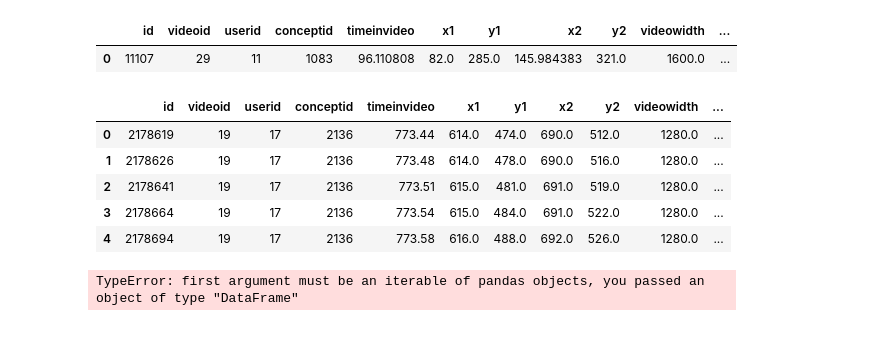
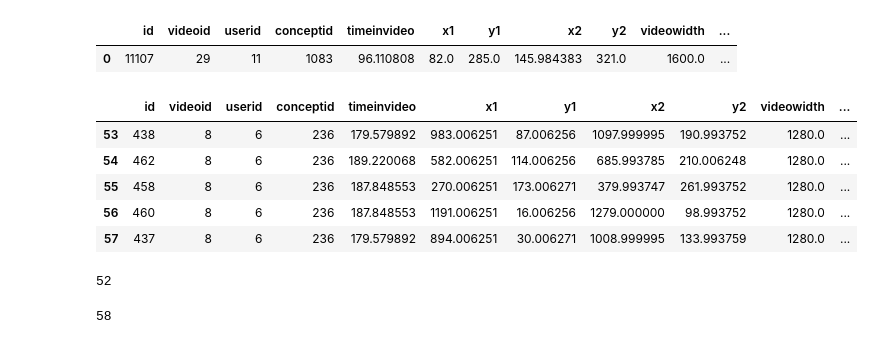
Before and after one commit to video-annotation-project/video-annotation-tool, a Jupyter notebook: ml/videof1tests.ipynb, the cells around one changed output. Saved outputs shown, nothing was run; the diff lists cells and outputs as text; code cells hidden in the pictures.

```diff
--- a/ml/videof1tests.ipynb
+++ b/ml/videof1tests.ipynb
@@ -5,0 +9,2 @@ annotations = queryDB('select * from annotations limit 100')
+# %%
+annotations = queryDB('select * from annotations where videoid=8 and userid!=17 and timeinvideo>160 and timeinvideo<190')
@@ -118,15 +140,11 @@ queryDB('select * from annotations where userid != 17 limit 1')
 |  | id | videoid | userid | conceptid | timeinvideo | x1 | y1 | x2 | y2 | videowidth | ... |
 | 0 | 11107 | 29 | 11 | 1083 | 96.110808 | 82.0 | 285.0 | 145.984383 | 321.0 | 1600.0 | ... |
 # %%
-annotations.head()
+annotations.tail()
 # %% [output]
 |  | id | videoid | userid | conceptid | timeinvideo | x1 | y1 | x2 | y2 | videowidth | ... |
-| 0 | 2178619 | 19 | 17 | 2136 | 773.44 | 614.0 | 474.0 | 690.0 | 512.0 | 1280.0 | ... |
-| 1 | 2178626 | 19 | 17 | 2136 | 773.48 | 614.0 | 478.0 | 690.0 | 516.0 | 1280.0 | ... |
-| 2 | 2178641 | 19 | 17 | 2136 | 773.51 | 615.0 | 481.0 | 691.0 | 519.0 | 1280.0 | ... |
-| 3 | 2178664 | 19 | 17 | 2136 | 773.54 | 615.0 | 484.0 | 691.0 | 522.0 | 1280.0 | ... |
-| 4 | 2178694 | 19 | 17 | 2136 | 773.58 | 616.0 | 488.0 | 692.0 | 526.0 | 1280.0 | ... |
+| 53 | 438 | 8 | 6 | 236 | 179.579892 | 983.006251 | 87.006256 | 1097.999995 | 190.993752 | 1280.0 | ... |
+| 54 | 462 | 8 | 6 | 236 | 189.220068 | 582.006251 | 114.006256 | 685.993785 | 210.006248 | 1280.0 | ... |
+| 55 | 458 | 8 | 6 | 236 | 187.848553 | 270.006251 | 173.006271 | 379.993747 | 261.993752 | 1280.0 | ... |
+| 56 | 460 | 8 | 6 | 236 | 187.848553 | 1191.006251 | 16.006256 | 1279.000000 | 98.993752 | 1280.0 | ... |
+| 57 | 437 | 8 | 6 | 236 | 179.579892 | 894.006251 | 30.006271 | 1008.999995 | 133.993759 | 1280.0 | ... |
-# %%
-pd.concat(annotations,pd.DataFrame())
-# %% [output]
-TypeError: first argument must be an iterable of pandas objects, you passed an object of type "DataFrame"
@@ -132,0 +153,8 @@ TypeError: first argument must be an iterable of pandas objects, you passed an o
+# %%
+len(results.objectid.value_counts())
+# %% [output]
+52
+# %%
+len(annotations)
+# %% [output]
+58
```
Also changed, not shown: parts of 12 cells of this notebook, 1 other file.
